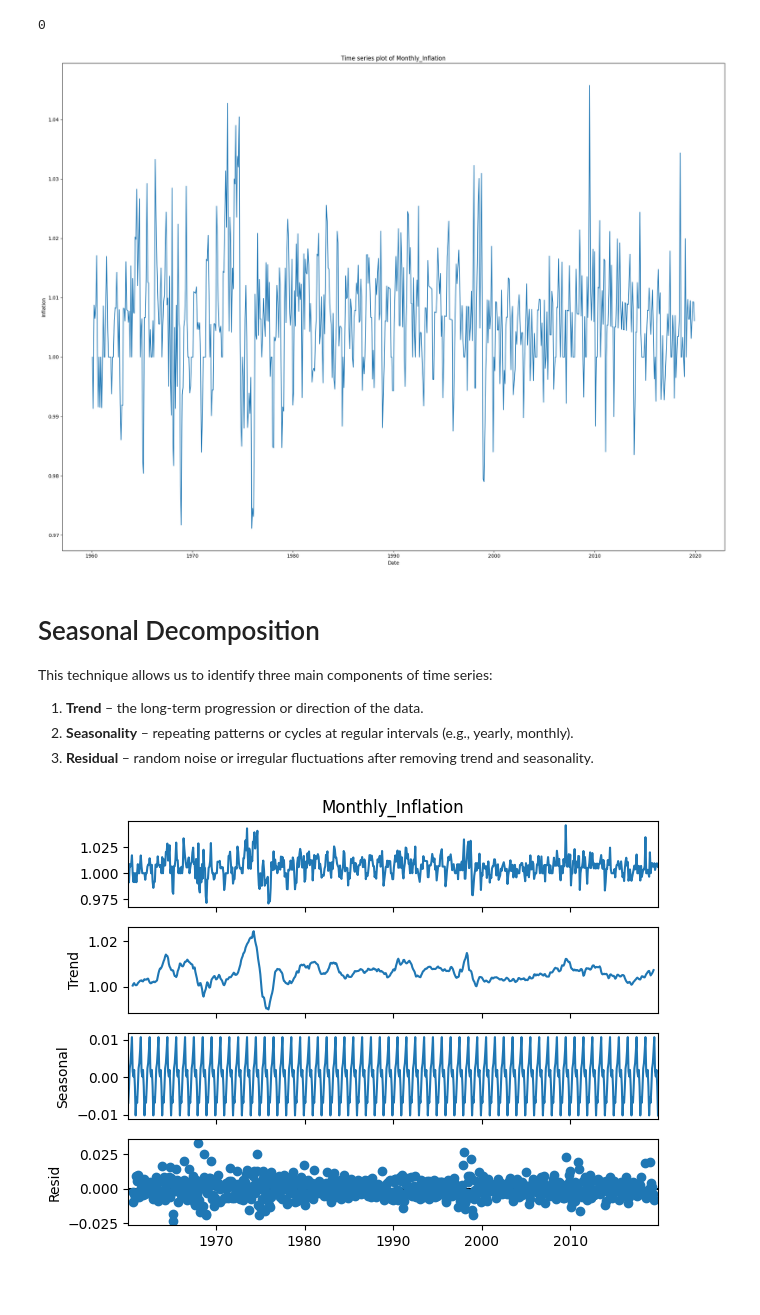
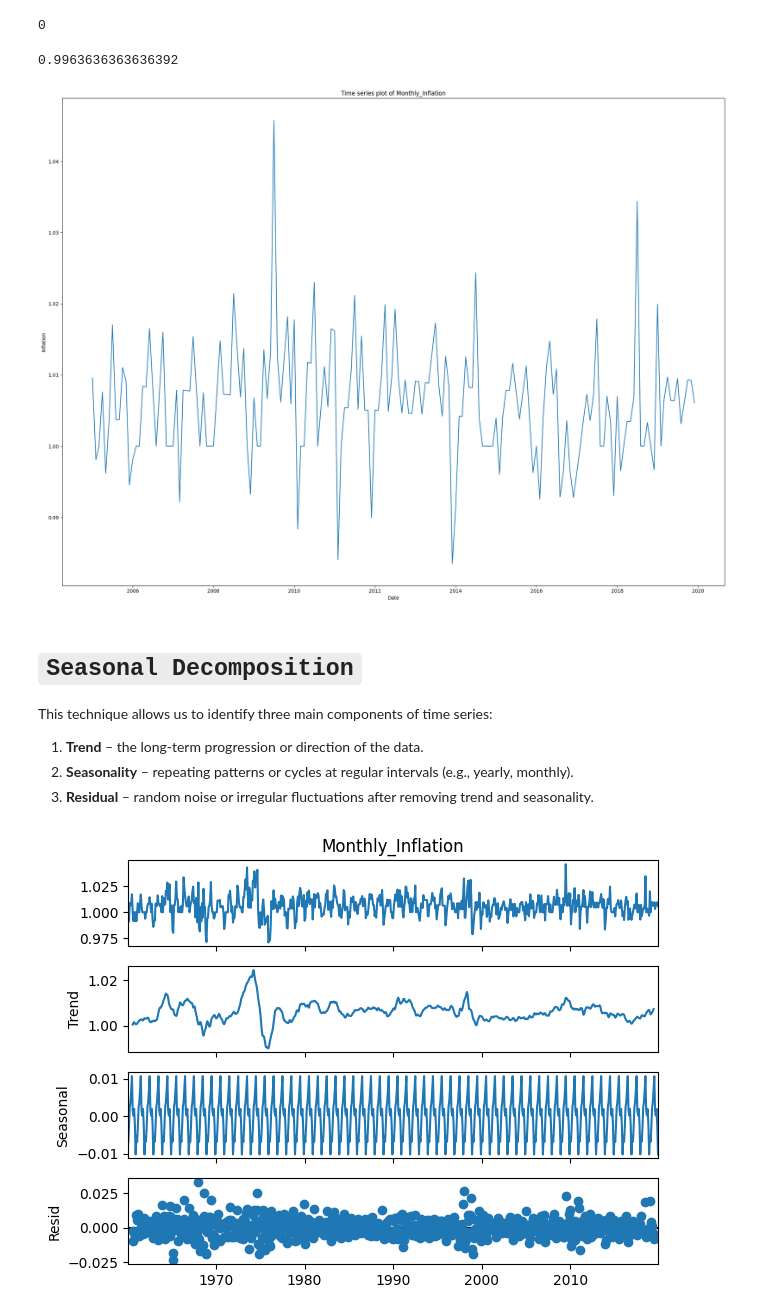
Before and after one commit to injilashah/TSD, a Jupyter notebook: Notebooks/sarima.ipynb, the cells around one changed output. Drawn from its saved outputs; the diff is of its cells as text; code cells hidden in the pictures; blank space fills up the shorter version.

```diff
--- a/Notebooks/sarima.ipynb
+++ b/Notebooks/sarima.ipynb
@@ -130,21 +111,26 @@ data
 infl_df.index.duplicated().sum()  # check for duplicate timestamps
 # %% [output]
 0
+# %%
+infl_df.loc["2017-01-01", "Monthly_Inflation"]
+# %% [output]
+0.9963636363636392
 # %%
 import seaborn as sns
 
 plt.figure(figsize=(20, 15))
+plt.plot(infl_df.loc["2005-01-01":].index, infl_df.loc["2005-01-01":], label="Inflation")
 
-plt.plot(infl_df.index, infl_df["Monthly_Inflation"], label="Inflation")
+
 plt.title(f"Time series plot of {"Monthly_Inflation"}")
 plt.xlabel("Date")
 plt.ylabel("Inflation")
 plt.tight_layout()
 plt.show()
 # %% [output]
-[figure, old version]
+[figure, new version]
 # %% [markdown]
-# Seasonal Decomposition
+# `Seasonal Decomposition`
 
 This technique allows us to identify three main components of time series:
 
```
Also changed, not shown: parts of 33 cells of this notebook.
